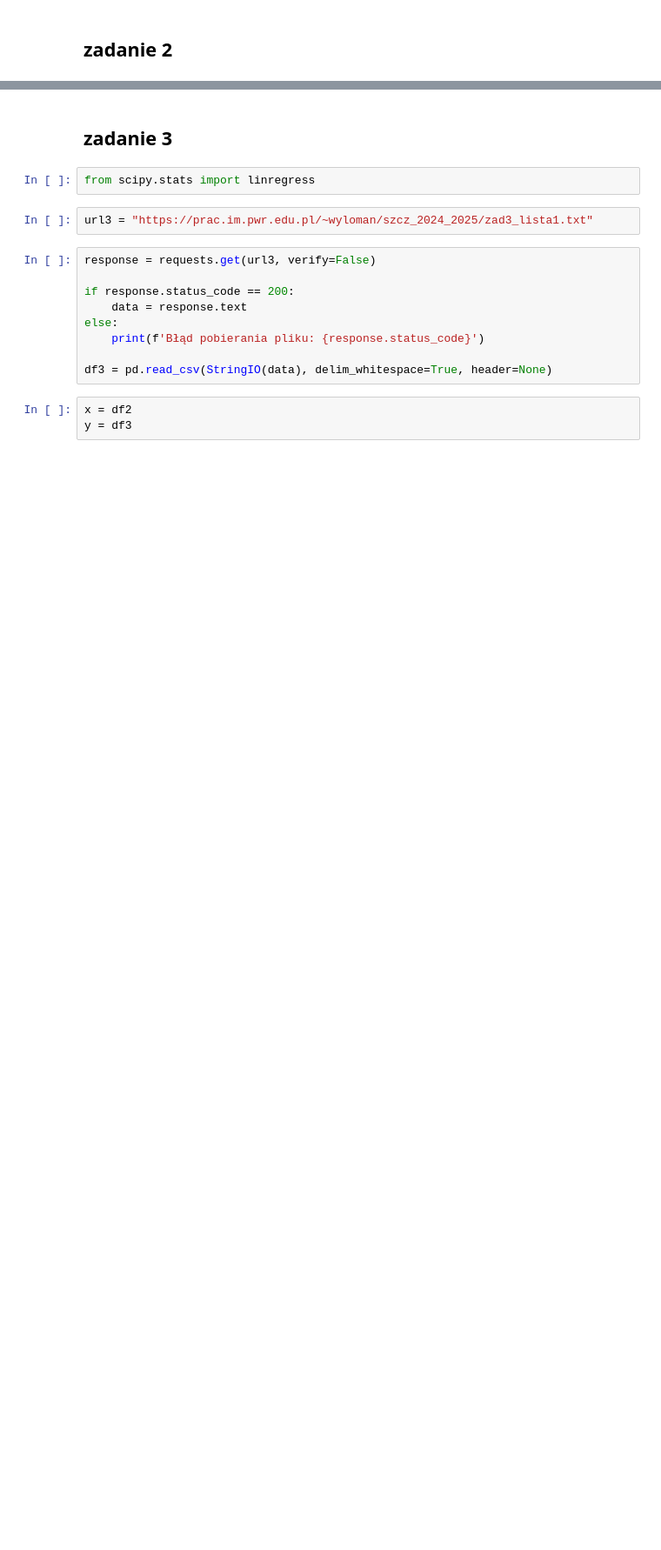
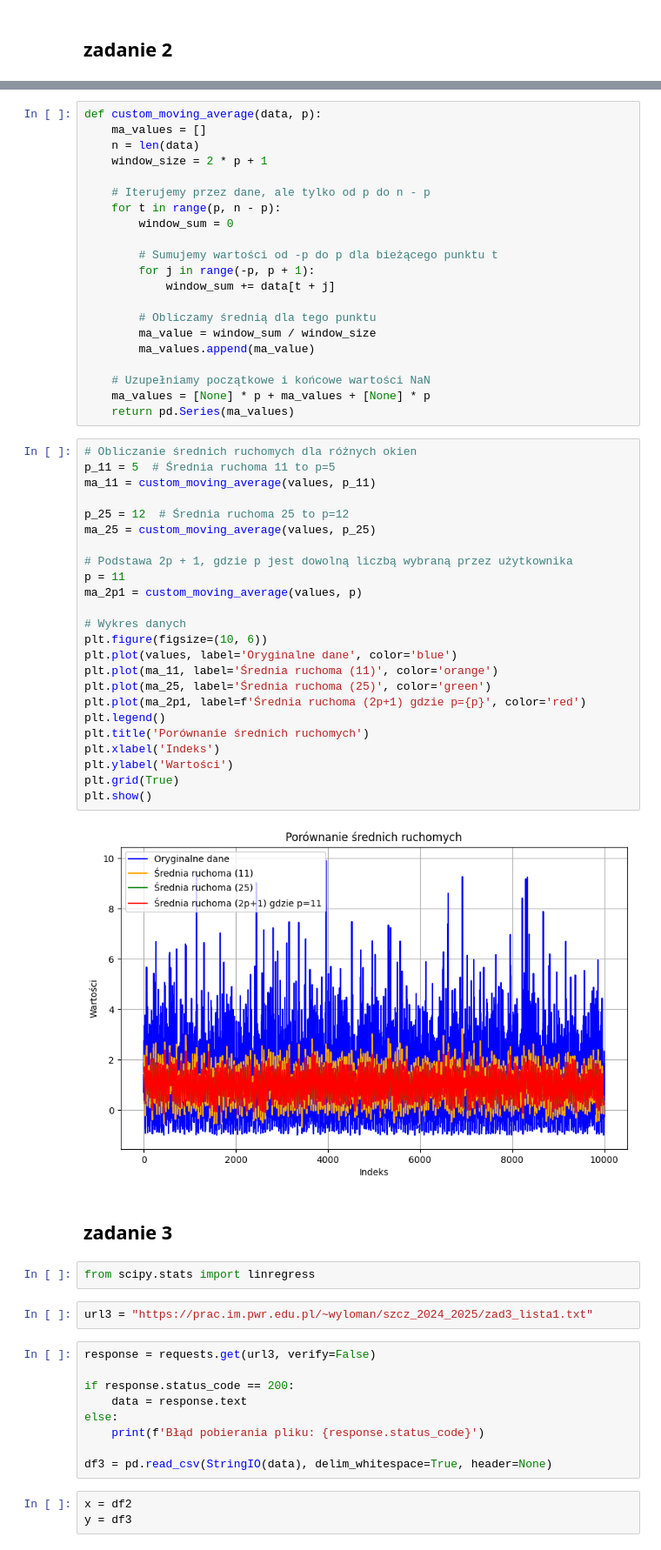
Before and after one commit to MariaNowacka/kaszcz, a Jupyter notebook: l1.ipynb, the cells around one changed output, grey strips where cells are left out. Shown at 87% size. Cells and saved outputs as stored; diff of their text form; blank space fills up the shorter version.

```diff
--- a/l1.ipynb
+++ b/l1.ipynb
@@ -138,3 +158,50 @@ plt.show()
+# %%
+def custom_moving_average(data, p):
+    ma_values = []
+    n = len(data)
+    window_size = 2 * p + 1
+
+    # Iterujemy przez dane, ale tylko od p do n - p
+    for t in range(p, n - p):
+        window_sum = 0
+
+        # Sumujemy wartości od -p do p dla bieżącego punktu t
+        for j in range(-p, p + 1):
+            window_sum += data[t + j]
+
+        # Obliczamy średnią dla tego punktu
+        ma_value = window_sum / window_size
+        ma_values.append(ma_value)
+
+    # Uzupełniamy początkowe i końcowe wartości NaN
+    ma_values = [None] * p + ma_values + [None] * p
+    return pd.Series(ma_values)
+# %%
+# Obliczanie średnich ruchomych dla różnych okien
+p_11 = 5  # Średnia ruchoma 11 to p=5
+ma_11 = custom_moving_average(values, p_11)
+
+p_25 = 12  # Średnia ruchoma 25 to p=12
+ma_25 = custom_moving_average(values, p_25)
+
+# Podstawa 2p + 1, gdzie p jest dowolną liczbą wybraną przez użytkownika
+p = 11
+ma_2p1 = custom_moving_average(values, p)
+
+# Wykres danych
+plt.figure(figsize=(10, 6))
+plt.plot(values, label='Oryginalne dane', color='blue')
+plt.plot(ma_11, label='Średnia ruchoma (11)', color='orange')
+plt.plot(ma_25, label='Średnia ruchoma (25)', color='green')
+plt.plot(ma_2p1, label=f'Średnia ruchoma (2p+1) gdzie p={p}', color='red')
+plt.legend()
+plt.title('Porównanie średnich ruchomych')
+plt.xlabel('Indeks')
+plt.ylabel('Wartości')
+plt.grid(True)
+plt.show()
+# %% [output]
+[figure, added]
 # %% [markdown]
 ## zadanie 3
 # %%
```
Also changed, not shown: parts of 14 cells of this notebook, 1 other file.
